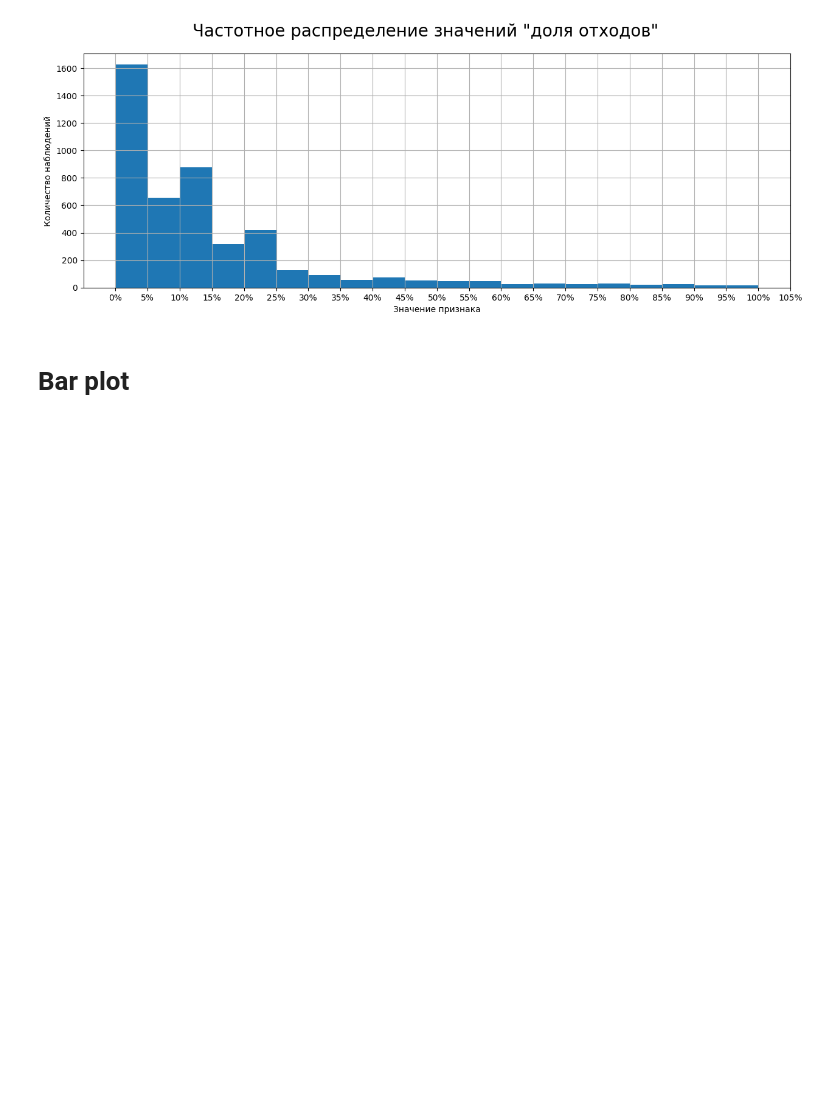
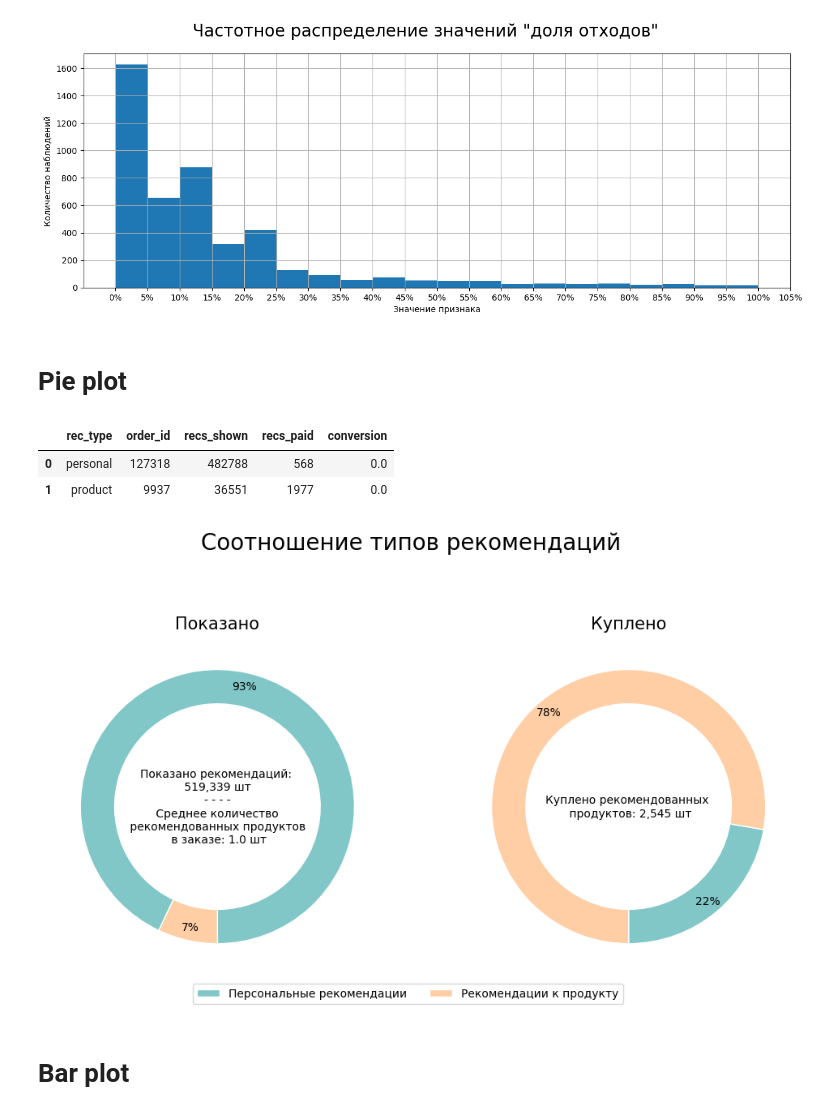
Before and after one commit to quessand/Visuals, a Jupyter notebook: common_plots.ipynb, the cells around one changed output. Saved outputs shown, nothing was run; the diff lists cells and outputs as text; code cells hidden in the pictures; blank space fills up the shorter version.

Commit message:
kde, pie plot

```diff
--- a/common_plots.ipynb
+++ b/common_plots.ipynb
@@ -68,3 +71,15 @@ plt.suptitle('Частотное распределение значений "д
 plt.show()
 # %% [output]
 [figure]
+# %% [markdown]
+# Pie plot
+# %%
+data = [['personal', 127318,	482788,	568, 0.00], ['product', 9937, 36551, 1977, 0.0]]
+columns = ['rec_type', 'order_id', 'recs_shown', 'recs_paid', 'conversion']
+
+rec_types = pd.DataFrame(data=data, columns=columns)
+rec_types
+# %% [output]
+|  | rec_type | order_id | recs_shown | recs_paid | conversion |
+| 0 | personal | 127318 | 482788 | 568 | 0.0 |
+| 1 | product | 9937 | 36551 | 1977 | 0.0 |
@@ -71,3 +90,53 @@ plt.show()
+# %%
+fig, axes = plt.subplots(nrows=1, ncols=2)
+
+fig.set_figwidth(12)
+fig.set_figheight(7)
+
+width = 0.25
+labels = ['Персональные рекомендации','Рекомендации к продукту']
+colors = ['#81C7C7', '#FFCEA5']
+
+axes[0].pie(
+    rec_types['recs_shown'],
+    startangle=270,
+    wedgeprops={'width':width, 'edgecolor':'white'},
+    autopct='%.0f%%',
+    pctdistance=1.15-width,
+    colors=colors
+    )
+axes[0].text(
+    0, 0,
+    f"Показано рекомендаций: \n {rec_types['recs_shown'].sum():,d} шт \n- - - -\n Среднее количество \n рекомендованных продуктов \n в заказе: {((personal_recs_count+product_recs_count)/orders_count).round(2)} шт",
+    fontsize=10,
+    horizontalalignment='center',
+    verticalalignment='center'
+    )
+axes[0].set_title('Показано', fontsize=15)
+
+
+axes[1].pie(
+    rec_types['recs_paid'],
+    startangle=270,
+    wedgeprops={'width':width, 'edgecolor':'white'},
+    autopct='%.0f%%',
+    pctdistance=1.15-width,
+    colors=colors
+    )
+axes[1].text(
+    0, 0,
+    f"Куплено рекомендованных \n продуктов: {rec_types['recs_paid'].sum():,d} шт",
+    fontsize=10,
+    horizontalalignment='center',
+    verticalalignment='center'
+    )
+axes[1].set_title('Куплено', fontsize=15)
+
+plt.suptitle('Соотношение типов рекомендаций', fontsize=20)
+plt.legend(labels, ncol=2, bbox_to_anchor=(0.5, 0))
+plt.show()
+# %% [output]
+[figure, added]
 # %% [markdown]
 # Bar plot
 # %%
```
Also changed, not shown: parts of 7 cells of this notebook, 1 other file.
